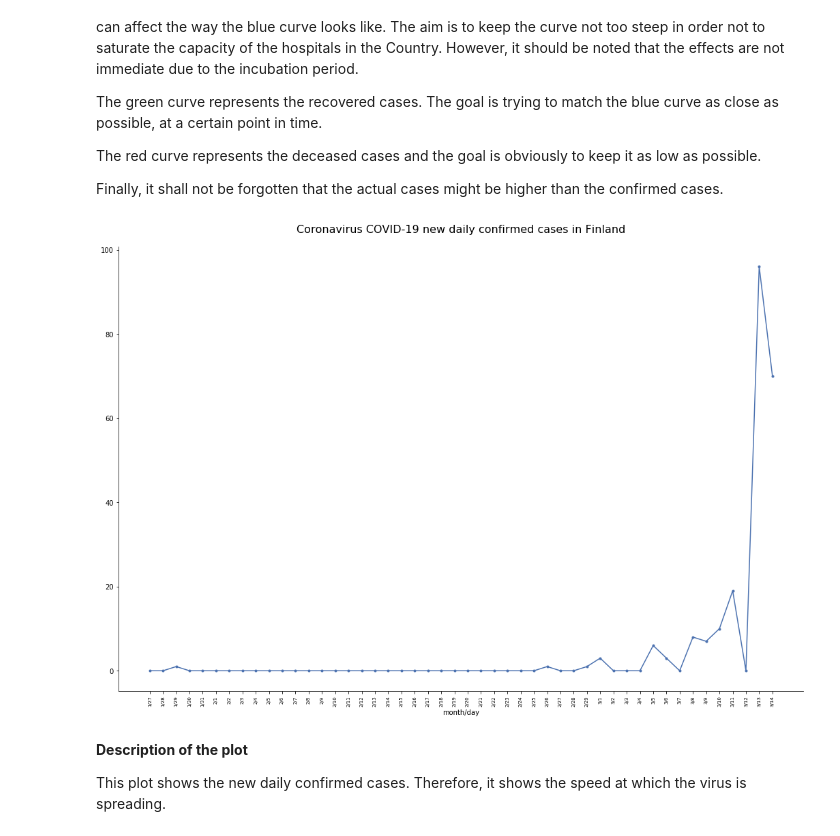
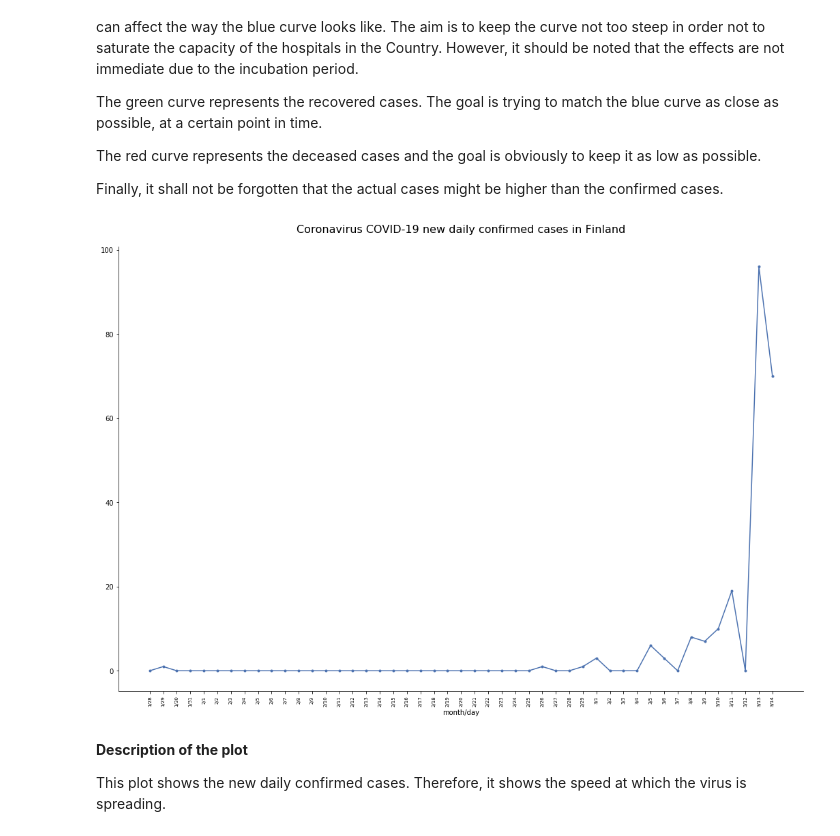
Before and after one commit to BerniHacker/Coronavirus, a Jupyter notebook: Coronavirus_Finland.ipynb, the cells around one changed output. Drawn from its saved outputs; the diff is of its cells as text; code cells hidden in the pictures.

```diff
--- a/Coronavirus_Finland.ipynb
+++ b/Coronavirus_Finland.ipynb
@@ -113,7 +129,7 @@ def calc_increments(listname):
 # %% [markdown]
 ### 3.2. Scatter and line plots<a name="3.2."></a>
 # %%
-def cust_line_plot(*parameters, x,
+def cust_line_plot(*parameters,
                    figsize_w=8, figsize_h=6,
                    title=None, title_fs=16, title_offset=20,
                    rem_borders=False,
@@ -127,8 +143,10 @@ def cust_line_plot(*parameters, x,
     the provided parameters.
 
     Keyword arguments:
-    parameters       -- A tuple of 3 elements containing:
+    parameters       -- A tuple of 5 elements containing:
+                        a list with the x values,
                         a list with the y values,
+                        a string containing the selected marker,
                         an integer (from 0 to 9) selecting the seaborn-deep
                         color,
                         a string containing the text for the legend
@@ -167,13 +185,15 @@ def cust_line_plot(*parameters, x,
     leg_text_l = []
     for param in parameters:
         # Extracting the values given in parameters
-        y = param[0]
-        col_numb = param[1]
-        leg_text = param[2]
+        x = param[0]
+        y = param[1]
+        mark = param[2]
+        col_numb = param[3]
+        leg_text = param[4]
         # Appending the string to the list
         leg_text_l.append(leg_text)
         # Creating the scatter plots
-        plot = plt.plot(x, y, marker=".", color=color_list[col_numb])
+        plot = plt.plot(x, y, marker=mark, color=color_list[col_numb])
 
     # If a label for the x axis is provided, showing it on the x axis
     if x_label:
@@ -357,7 +426,7 @@ world_deaths.head()
 # Extracting data about confirmed cases in Finland
 finland_confirmed = world_confirmed[world_confirmed['Country/Region'] == 'Finland']
 # Extracting the columns containing the data for each day with non zero values
-finland_confirmed = finland_confirmed.iloc[:,9:]
+finland_confirmed = finland_confirmed.iloc[:,10:]
 # Extracting the column values (dates) and putting them in a list
 days = finland_confirmed.columns.values.tolist()
 
@@ -393,7 +462,7 @@ days_short
 # Time series of confirmed cases in Finland
 finland_confirmed = world_confirmed[world_confirmed['Country/Region'] == 'Finland']
 # Extracting the columns containing the data for each day with non zero values
-finland_confirmed = finland_confirmed.iloc[:,9:]
+finland_confirmed = finland_confirmed.iloc[:,10:]
 # Copying the result into a list
 finland_confirmed_l = finland_confirmed.values.tolist()[0]
 
@@ -536,18 +654,17 @@ The red curve represents the deceased cases and the goal is obviously to keep it
 Finally, it shall not be forgotten that the actual cases might be higher than the confirmed cases.
 # %%
 # Plotting new daily confirmed Coronavirus cases in Finland
-cust_line_plot((finland_conf_incr, 0, ""),
-               x=days_short,
+cust_line_plot((days_short, finland_conf_incr, ".", 0, ""),
                figsize_w=18, figsize_h=12,
                title="Coronavirus COVID-19 new daily confirmed cases in Finland",
                title_fs=16, title_offset=20,
                rem_borders=True,
                x_label="month/day", xlabel_fs=10,
                xvalues_fs=7,rot=90,
                y_label=None, ylabel_fs=12,
                legend=False)
 # %% [output]
-[figure, old version]
+[figure, new version]
 # %% [markdown]
 **Description of the plot**
 
```
Also changed, not shown: parts of 39 cells of this notebook, 1 other file.
